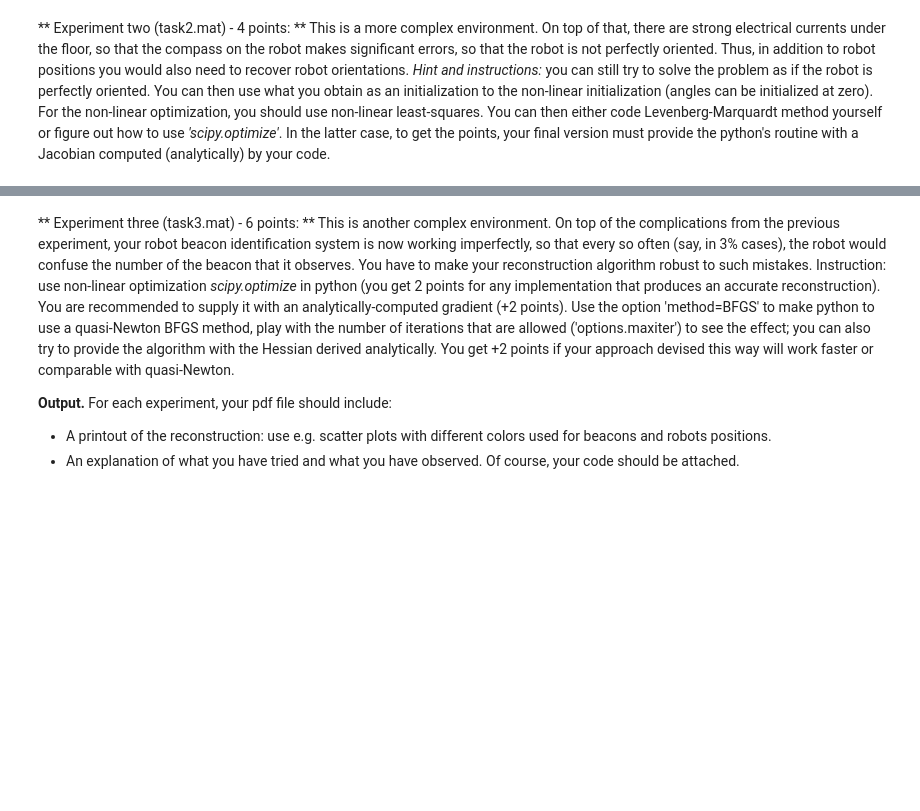
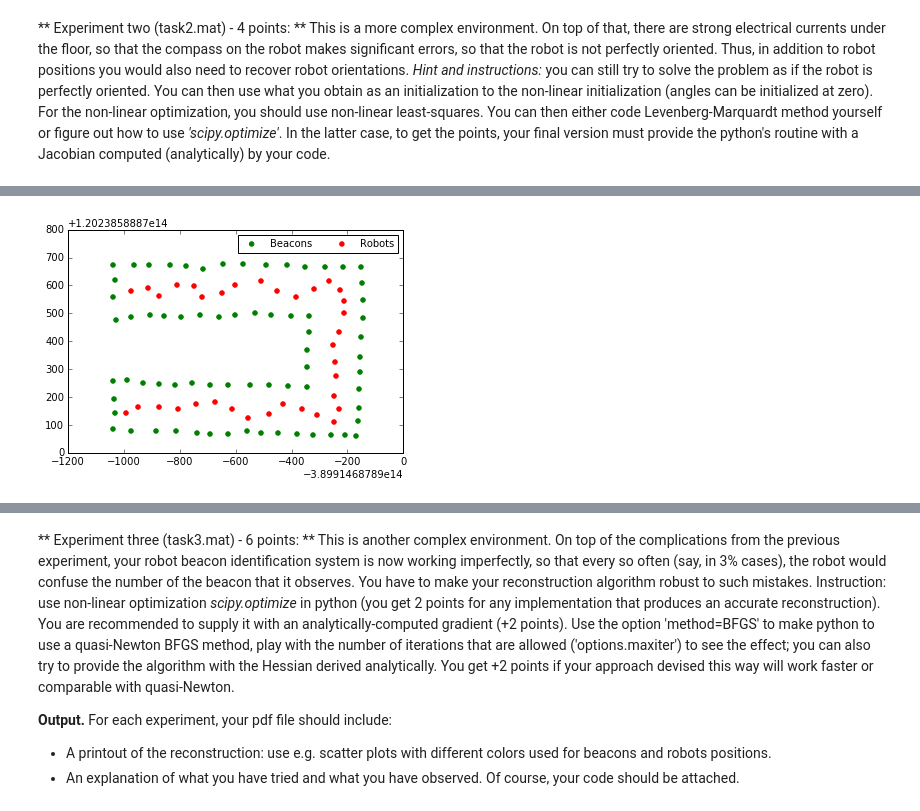
Before and after one commit to Aelphy/skoltech, a Jupyter notebook: term2/optimization_methods/Assignment4/task.ipynb, the cells around one changed output, grey strips where cells are left out. Drawn from its saved outputs; the diff is of its cells as text; code cells hidden in the pictures; blank space fills up the shorter version.

```diff
--- a/term2/optimization_methods/Assignment4/task.ipynb
+++ b/term2/optimization_methods/Assignment4/task.ipynb
@@ -48,0 +153,97 @@ y = mat_contents['y']
+# %%
+import scipy as sp
+import scipy.optimize
+import numpy.matlib
+
+def LevenbergMarquardt(beacons, robots, x, y,
+                       angles0,
+                       alpha = 1,
+                       tolerance = 1e-8):
+
+    beacons_number = beacons.max()
+    robots_number = robots.max()
+    points_number = x.shape[0]
+    measurments_number = list(robots).count(1)
+
+    def compute_A(beacons, robots, x, y):
+        Ab = np.zeros((points_number, beacons_number))
+        Ar = np.zeros((points_number, robots_number))
+
+        Ab[np.arange(points_number), beacons - 1] = 1
+        Ar[np.arange(points_number), robots - 1] = -1
+
+        A = np.hstack((Ab, Ar))
+        A = np.bmat([[A, np.zeros(A.shape)], [np.zeros(A.shape), A]])
+
+        return A
+
+
+    def compute_angle_rhs(x, y, angles):
+        rhs = np.zeros(2 * points_number)
+        rhs[np.arange(points_number)] = np.cos(angles) * x + np.sin(angles) * y
+        rhs[np.arange(points_number, 2 * points_number)] = - np.sin(angles) * x + np.cos(angles) * y
+
+        return rhs
+
+
+    def F(omega):
+        z = omega[:omega.shape[0] - robots_number]
+        uniq_angles = omega[omega.shape[0] - robots_number:]
+        angles = np.matlib.repmat(uniq_angles, measurments_number, 1).transpose().ravel()
+
+        return np.array((A.dot(z) - compute_angle_rhs(x, y, angles)))[0, :]
+
+
+    def Jacobian(omega):
+        angles = omega[omega.shape[0] - robots_number:]
+
+        a = np.zeros((2 * points_number, robots_number))
+        a[np.arange(points_number), robots - 1] = np.sin(angles[robots - 1]) * x - np.cos(angles[robots - 1]) * y
+        a[np.arange(points_number, 2 * points_number), robots - 1] = np.cos(angles[robots - 1]) * x + np.sin(angles[robots - 1]) * y
+
+        return np.hstack((A, a))
+
+
+    A = compute_A(beacons, robots, x, y)
+    aligned_angles = np.matlib.repmat(angles0, measurments_number, 1).transpose().ravel()
+    rhs = compute_angle_rhs(x, y, aligned_angles)
+    z0 = np.linalg.lstsq(A, rhs)[0]
+    diff = np.inf
+    omega0 = np.hstack((z0, angles0))
+
+    while np.abs(diff) > tolerance:
+        omega = omega0
+        J = Jacobian(omega)
+        d_omega = np.linalg.inv(J.transpose().dot(J) + alpha * np.eye(J.shape[1]))
+        d_omega = d_omega.dot(np.array(J.transpose().dot(F(omega)))[0, :])
+        d_omega = np.array(d_omega)[0, :]
+
+        omega = omega - d_omega
+
+        diff = np.linalg.norm(F(omega0)) - np.linalg.norm(F(omega))
+
+        if diff > 0:
+            alpha = alpha / 2.0
+            omega0 = omega
+        else:
+            alpha = alpha * 2
+
+    return omega
+
+
+beacons_number = beacons.max()
+robots_number = robots.max()
+points_number = x.shape[0]
+measurments_number = list(robots).count(1)
+omega = LevenbergMarquardt(beacons, robots, x, y, angles0 = np.zeros(robots_number))
+
+z = omega[:omega.shape[0] - robots_number]
+
+beacons_x = z[: beacons_number]
+robots_x = z[beacons_number : beacons_number + robots_number]
+beacons_y = z[beacons_number + robots_number : 2 * beacons_number + robots_number]
+robots_y = z[2 * beacons_number + robots_number :]
+
+scatter(beacons_x, beacons_y, robots_x, robots_y)
+# %% [output]
+[figure, added]
```
Also changed, not shown: parts of 23 cells of this notebook, 27 other files.
